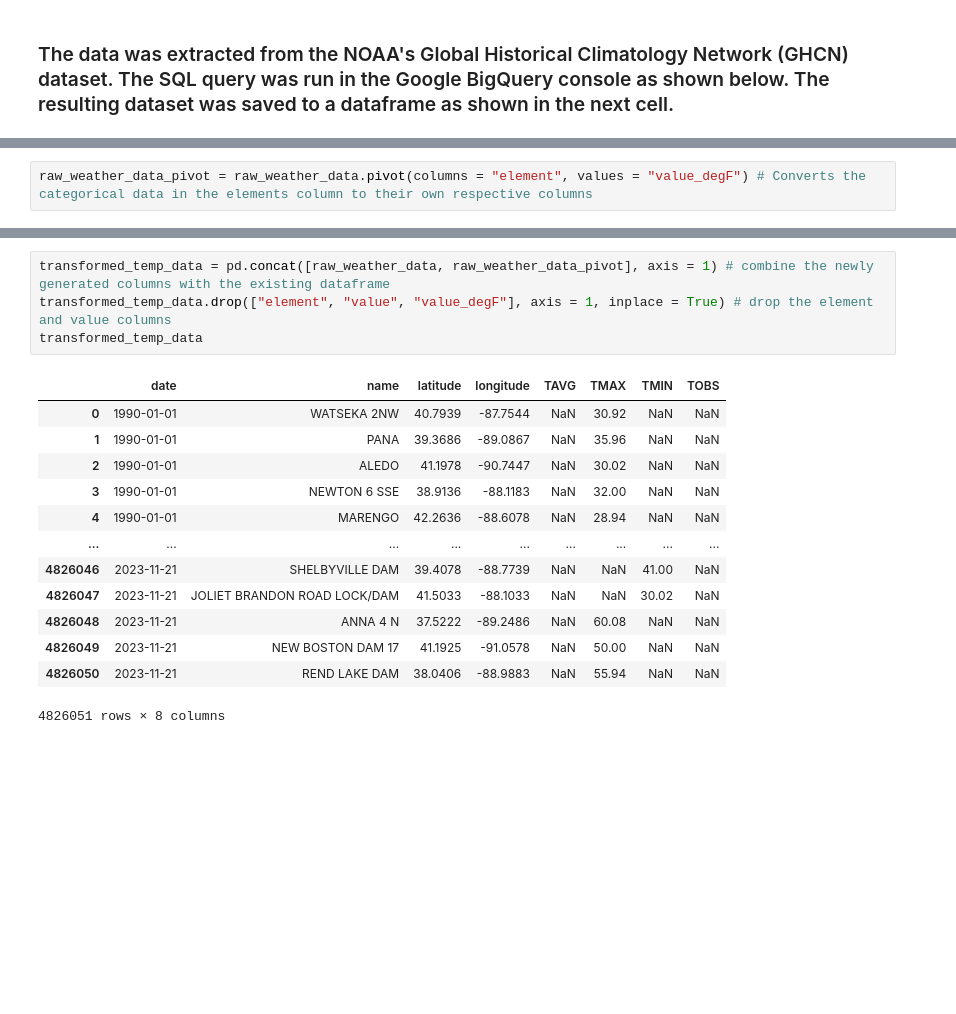
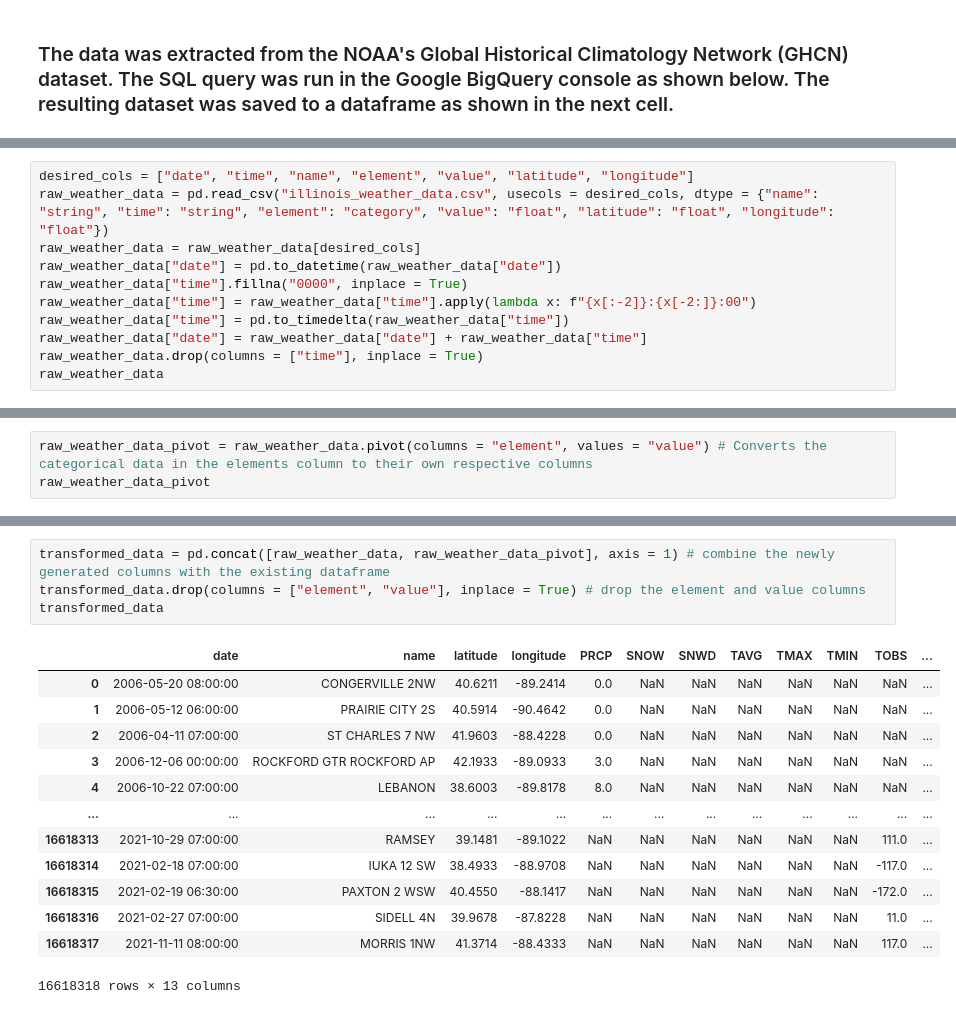
Before and after one commit to hfactor13/IllinoisWeather, a Jupyter notebook: weather_analysis.ipynb, the cells around one changed output, grey strips where cells are left out. Cells and saved outputs as stored; diff of their text form; blank space fills up the shorter version.

```diff
--- a/weather_analysis.ipynb
+++ b/weather_analysis.ipynb
@@ -41,0 +35,11 @@ SyntaxError: unterminated string literal (detected at line 5) (3573174016.py, li
+# %%
+desired_cols = ["date", "time", "name", "element", "value", "latitude", "longitude"]
+raw_weather_data = pd.read_csv("illinois_weather_data.csv", usecols = desired_cols, dtype = {"name": "string", "time": "string", "element": "category", "value": "float", "latitude": "float", "longitude": "float"})
+raw_weather_data = raw_weather_data[desired_cols]
+raw_weather_data["date"] = pd.to_datetime(raw_weather_data["date"])
+raw_weather_data["time"].fillna("0000", inplace = True)
+raw_weather_data["time"] = raw_weather_data["time"].apply(lambda x: f"{x[:-2]}:{x[-2:]}:00")
+raw_weather_data["time"] = pd.to_timedelta(raw_weather_data["time"])
+raw_weather_data["date"] = raw_weather_data["date"] + raw_weather_data["time"]
+raw_weather_data.drop(columns = ["time"], inplace = True)
+raw_weather_data
@@ -42,2 +60,3 @@ SyntaxError: unterminated string literal (detected at line 5) (3573174016.py, li
 # %%
-raw_weather_data_pivot = raw_weather_data.pivot(columns = "element", values = "value_degF") # Converts the categorical data in the elements column to their own respective columns
+raw_weather_data_pivot = raw_weather_data.pivot(columns = "element", values = "value") # Converts the categorical data in the elements column to their own respective columns
+raw_weather_data_pivot
@@ -44,20 +77,20 @@ raw_weather_data_pivot = raw_weather_data.pivot(columns = "element", values = "v
 # %%
-transformed_temp_data = pd.concat([raw_weather_data, raw_weather_data_pivot], axis = 1) # combine the newly generated columns with the existing dataframe
-transformed_temp_data.drop(["element", "value", "value_degF"], axis = 1, inplace = True) # drop the element and value columns
-transformed_temp_data
+transformed_data = pd.concat([raw_weather_data, raw_weather_data_pivot], axis = 1) # combine the newly generated columns with the existing dataframe
+transformed_data.drop(columns = ["element", "value"], inplace = True) # drop the element and value columns
+transformed_data
 # %% [output]
-|  | date | name | latitude | longitude | TAVG | TMAX | TMIN | TOBS |
-| 0 | 1990-01-01 | WATSEKA 2NW | 40.7939 | -87.7544 | NaN | 30.92 | NaN | NaN |
-| 1 | 1990-01-01 | PANA | 39.3686 | -89.0867 | NaN | 35.96 | NaN | NaN |
-| 2 | 1990-01-01 | ALEDO | 41.1978 | -90.7447 | NaN | 30.02 | NaN | NaN |
-| 3 | 1990-01-01 | NEWTON 6 SSE | 38.9136 | -88.1183 | NaN | 32.00 | NaN | NaN |
-| 4 | 1990-01-01 | MARENGO | 42.2636 | -88.6078 | NaN | 28.94 | NaN | NaN |
-| ... | ... | ... | ... | ... | ... | ... | ... | ... |
-| 4826046 | 2023-11-21 | SHELBYVILLE DAM | 39.4078 | -88.7739 | NaN | NaN | 41.00 | NaN |
-| 4826047 | 2023-11-21 | JOLIET BRANDON ROAD LOCK/DAM | 41.5033 | -88.1033 | NaN | NaN | 30.02 | NaN |
-| 4826048 | 2023-11-21 | ANNA 4 N | 37.5222 | -89.2486 | NaN | 60.08 | NaN | NaN |
-| 4826049 | 2023-11-21 | NEW BOSTON DAM 17 | 41.1925 | -91.0578 | NaN | 50.00 | NaN | NaN |
-| 4826050 | 2023-11-21 | REND LAKE DAM | 38.0406 | -88.9883 | NaN | 55.94 | NaN | NaN |
+|  | date | name | latitude | longitude | PRCP | SNOW | SNWD | TAVG | TMAX | TMIN | TOBS | ... |
+| 0 | 2006-05-20 08:00:00 | CONGERVILLE 2NW | 40.6211 | -89.2414 | 0.0 | NaN | NaN | NaN | NaN | NaN | NaN | ... |
+| 1 | 2006-05-12 06:00:00 | PRAIRIE CITY 2S | 40.5914 | -90.4642 | 0.0 | NaN | NaN | NaN | NaN | NaN | NaN | ... |
+| 2 | 2006-04-11 07:00:00 | ST CHARLES 7 NW | 41.9603 | -88.4228 | 0.0 | NaN | NaN | NaN | NaN | NaN | NaN | ... |
+| 3 | 2006-12-06 00:00:00 | ROCKFORD GTR ROCKFORD AP | 42.1933 | -89.0933 | 3.0 | NaN | NaN | NaN | NaN | NaN | NaN | ... |
+| 4 | 2006-10-22 07:00:00 | LEBANON | 38.6003 | -89.8178 | 8.0 | NaN | NaN | NaN | NaN | NaN | NaN | ... |
+| ... | ... | ... | ... | ... | ... | ... | ... | ... | ... | ... | ... | ... |
+| 16618313 | 2021-10-29 07:00:00 | RAMSEY | 39.1481 | -89.1022 | NaN | NaN | NaN | NaN | NaN | NaN | 111.0 | ... |
+| 16618314 | 2021-02-18 07:00:00 | IUKA 12 SW | 38.4933 | -88.9708 | NaN | NaN | NaN | NaN | NaN | NaN | -117.0 | ... |
+| 16618315 | 2021-02-19 06:30:00 | PAXTON 2 WSW | 40.4550 | -88.1417 | NaN | NaN | NaN | NaN | NaN | NaN | -172.0 | ... |
+| 16618316 | 2021-02-27 07:00:00 | SIDELL 4N | 39.9678 | -87.8228 | NaN | NaN | NaN | NaN | NaN | NaN | 11.0 | ... |
+| 16618317 | 2021-11-11 08:00:00 | MORRIS 1NW | 41.3714 | -88.4333 | NaN | NaN | NaN | NaN | NaN | NaN | 117.0 | ... |
-4826051 rows × 8 columns
+16618318 rows × 13 columns
 # %%
 # This code plots the minimum, maximum, average, and observed temperatures
```
Also changed, not shown: parts of 14 cells of this notebook.
